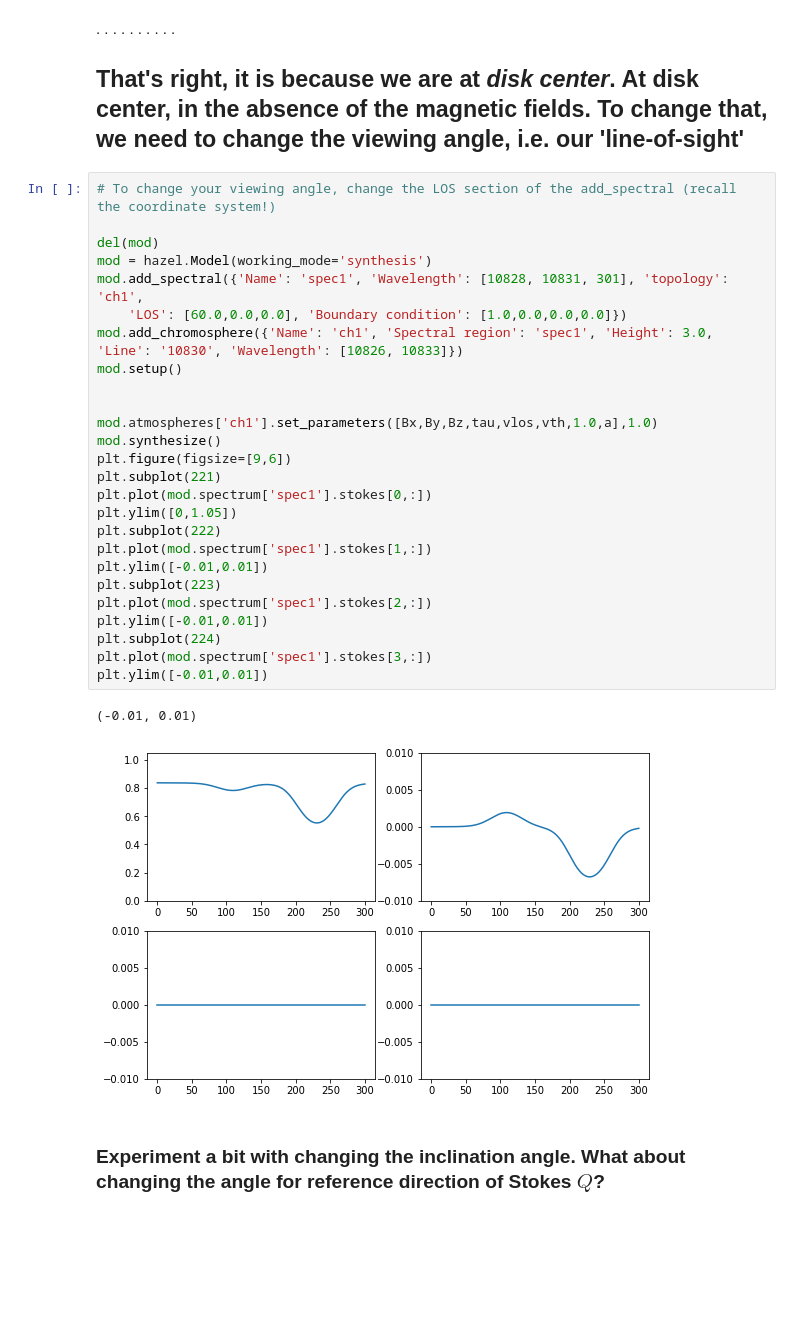
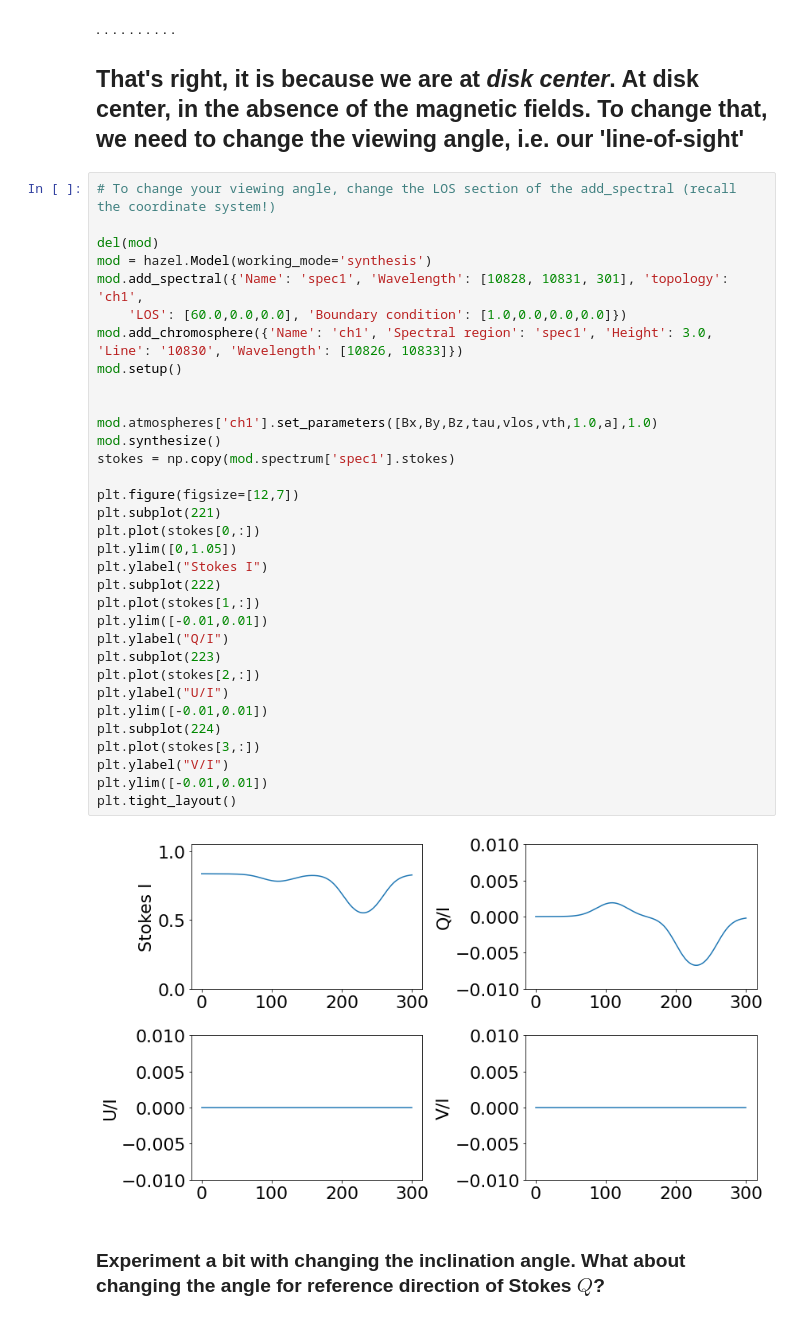
Before and after one commit to ivanzmilic/SP2022, a Jupyter notebook: Hazel2_forward.ipynb, the cells around one changed output. Cells and saved outputs as stored; diff of their text form; blank space fills up the shorter version.

```diff
--- a/Hazel2_forward.ipynb
+++ b/Hazel2_forward.ipynb
@@ -88,31 +98,37 @@ plt.ylim([-0.05,0.05])
 # %%
 # To change your viewing angle, change the LOS section of the add_spectral (recall the coordinate system!)
 
 del(mod)
 mod = hazel.Model(working_mode='synthesis')
 mod.add_spectral({'Name': 'spec1', 'Wavelength': [10828, 10831, 301], 'topology': 'ch1',
     'LOS': [60.0,0.0,0.0], 'Boundary condition': [1.0,0.0,0.0,0.0]})
 mod.add_chromosphere({'Name': 'ch1', 'Spectral region': 'spec1', 'Height': 3.0, 'Line': '10830', 'Wavelength': [10826, 10833]})
 mod.setup()
 
 
 mod.atmospheres['ch1'].set_parameters([Bx,By,Bz,tau,vlos,vth,1.0,a],1.0)
 mod.synthesize()
-plt.figure(figsize=[9,6])
+stokes = np.copy(mod.spectrum['spec1'].stokes)
+
+plt.figure(figsize=[12,7])
 plt.subplot(221)
-plt.plot(mod.spectrum['spec1'].stokes[0,:])
+plt.plot(stokes[0,:])
 plt.ylim([0,1.05])
+plt.ylabel("Stokes I")
 plt.subplot(222)
-plt.plot(mod.spectrum['spec1'].stokes[1,:])
+plt.plot(stokes[1,:])
 plt.ylim([-0.01,0.01])
+plt.ylabel("Q/I")
 plt.subplot(223)
-plt.plot(mod.spectrum['spec1'].stokes[2,:])
+plt.plot(stokes[2,:])
+plt.ylabel("U/I")
 plt.ylim([-0.01,0.01])
 plt.subplot(224)
-plt.plot(mod.spectrum['spec1'].stokes[3,:])
+plt.plot(stokes[3,:])
+plt.ylabel("V/I")
 plt.ylim([-0.01,0.01])
+plt.tight_layout()
 # %% [output]
-(-0.01, 0.01)
-[figure, old version]
+[figure, new version]
 # %% [markdown]
 ### Experiment a bit with changing the inclination angle. What about changing the angle for reference direction of Stokes $Q$?
```
Also changed, not shown: parts of 9 cells of this notebook.
